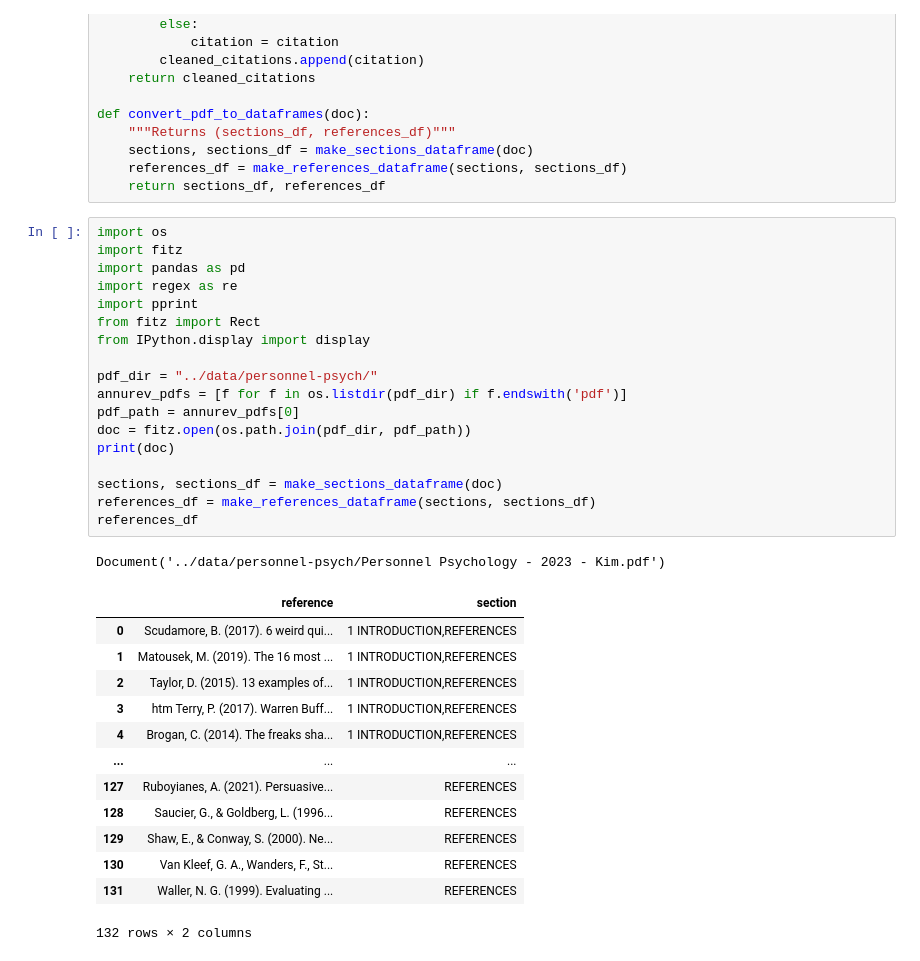
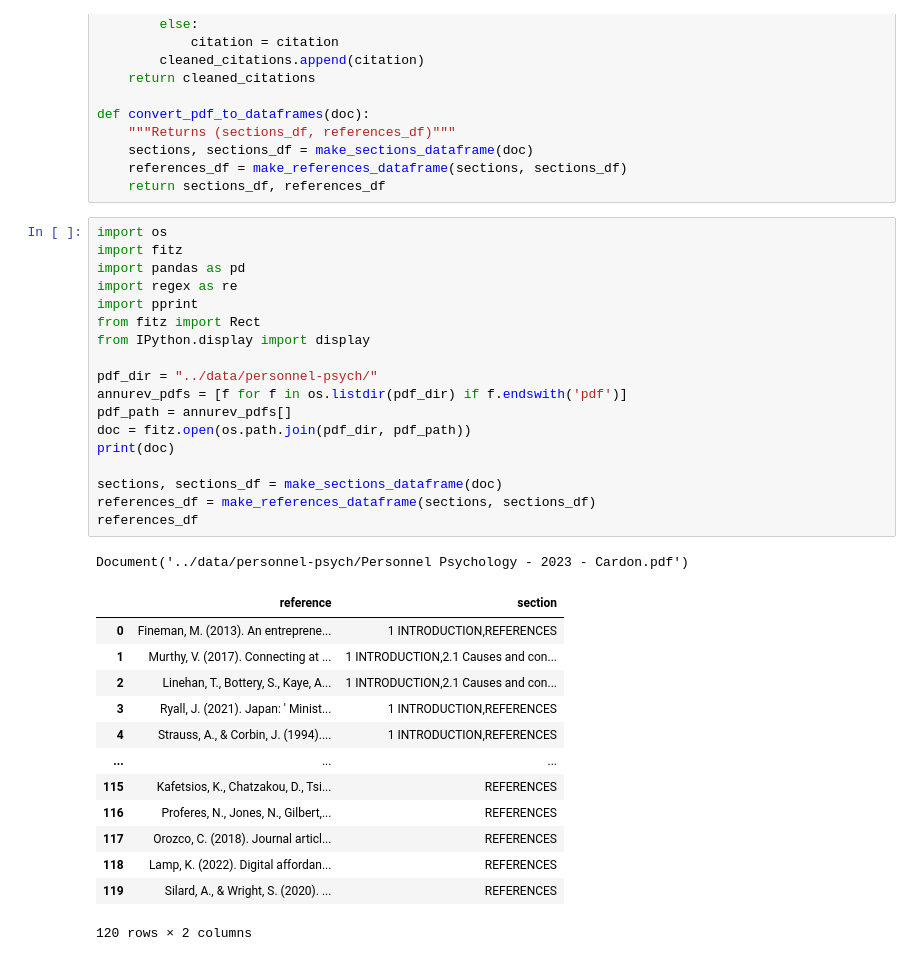
Before and after one commit to garrethlee/research-paper-parser, a Jupyter notebook: notebooks/test.ipynb, the cells around one changed output. Cells and saved outputs as stored; diff of their text form.

```diff
--- a/notebooks/test.ipynb
+++ b/notebooks/test.ipynb
@@ -2698,33 +2698,33 @@ def convert_pdf_to_dataframes(doc):
 # %%
 import os
 import fitz
 import pandas as pd
 import regex as re
 import pprint
 from fitz import Rect
 from IPython.display import display
 
 pdf_dir = "../data/personnel-psych/"
 annurev_pdfs = [f for f in os.listdir(pdf_dir) if f.endswith('pdf')]
-pdf_path = annurev_pdfs[0]
+pdf_path = annurev_pdfs[]
 doc = fitz.open(os.path.join(pdf_dir, pdf_path))
 print(doc)
 
 sections, sections_df = make_sections_dataframe(doc)
 references_df = make_references_dataframe(sections, sections_df)
 references_df
 # %% [output]
-Document('../data/personnel-psych/Personnel Psychology - 2023 - Kim.pdf')
+Document('../data/personnel-psych/Personnel Psychology - 2023 - Cardon.pdf')
 |  | reference | section |
-| 0 | Scudamore, B. (2017). 6 weird qui... | 1 INTRODUCTION,REFERENCES |
-| 1 | Matousek, M. (2019). The 16 most ... | 1 INTRODUCTION,REFERENCES |
-| 2 | Taylor, D. (2015). 13 examples of... | 1 INTRODUCTION,REFERENCES |
-| 3 | htm Terry, P. (2017). Warren Buff... | 1 INTRODUCTION,REFERENCES |
-| 4 | Brogan, C. (2014). The freaks sha... | 1 INTRODUCTION,REFERENCES |
+| 0 | Fineman, M. (2013). An entreprene... | 1 INTRODUCTION,REFERENCES |
+| 1 | Murthy, V. (2017). Connecting at ... | 1 INTRODUCTION,2.1 Causes and con... |
+| 2 | Linehan, T., Bottery, S., Kaye, A... | 1 INTRODUCTION,2.1 Causes and con... |
+| 3 | Ryall, J. (2021). Japan: ′ Minist... | 1 INTRODUCTION,REFERENCES |
+| 4 | Strauss, A., & Corbin, J. (1994).... | 1 INTRODUCTION,REFERENCES |
 | ... | ... | ... |
-| 127 | Ruboyianes, A. (2021). Persuasive... | REFERENCES |
-| 128 | Saucier, G., & Goldberg, L. (1996... | REFERENCES |
-| 129 | Shaw, E., & Conway, S. (2000). Ne... | REFERENCES |
-| 130 | Van Kleef, G. A., Wanders, F., St... | REFERENCES |
-| 131 | Waller, N. G. (1999). Evaluating ... | REFERENCES |
+| 115 | Kafetsios, K., Chatzakou, D., Tsi... | REFERENCES |
+| 116 | Proferes, N., Jones, N., Gilbert,... | REFERENCES |
+| 117 | Orozco, C. (2018). Journal articl... | REFERENCES |
+| 118 | Lamp, K. (2022). Digital affordan... | REFERENCES |
+| 119 | Silard, A., & Wright, S. (2020). ... | REFERENCES |
-132 rows × 2 columns
+120 rows × 2 columns
```
Also changed, not shown: parts of 2 cells of this notebook, 3 other files.
